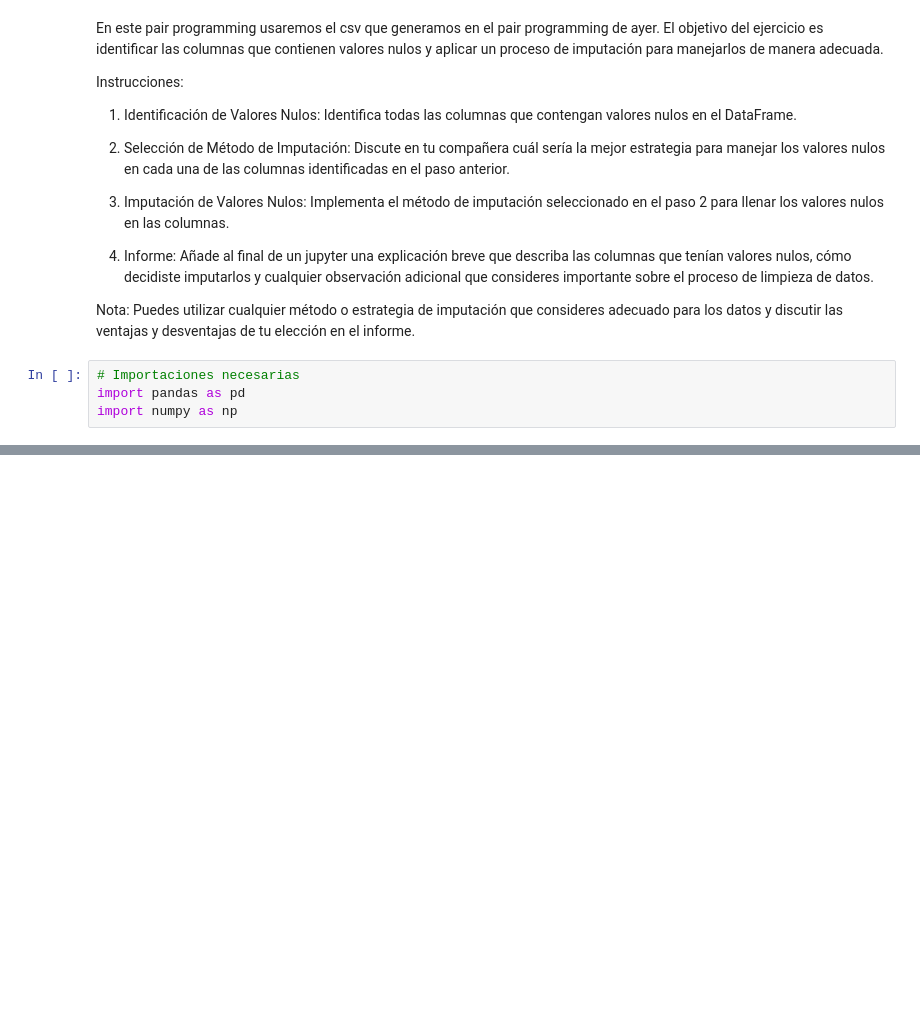
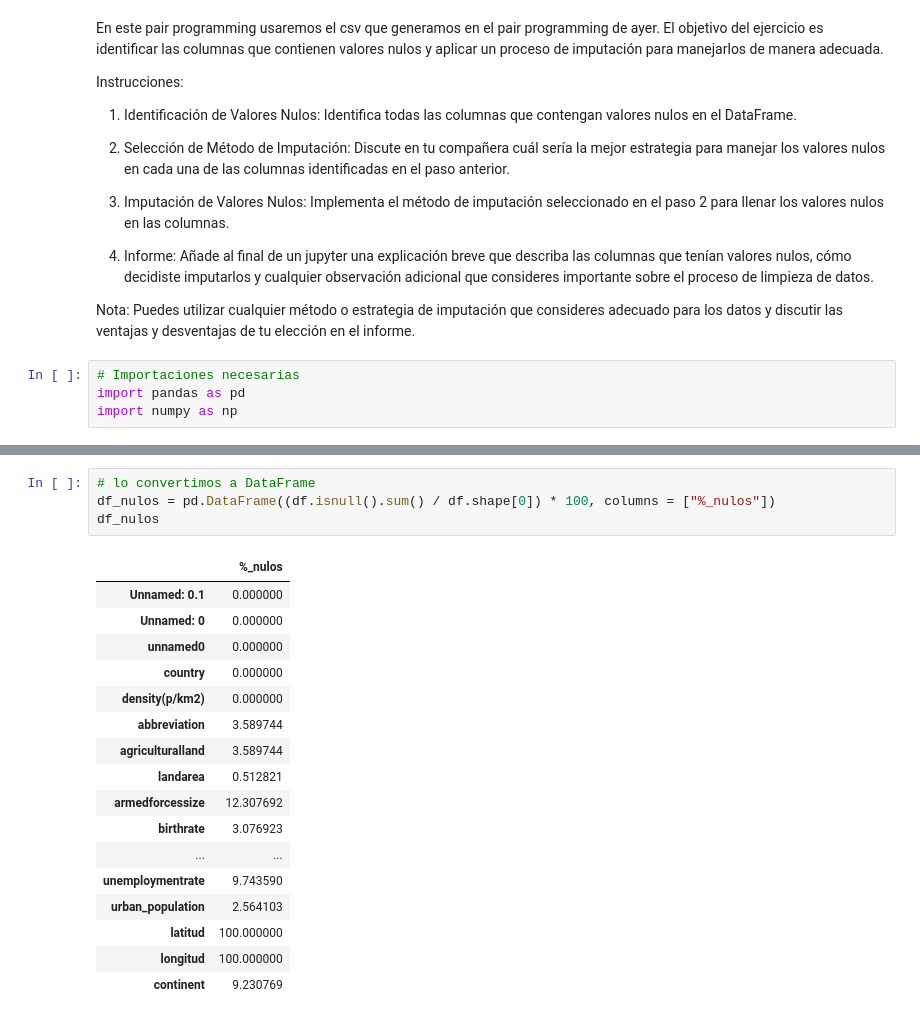
Before and after one commit to BSReguera/Pair-Programming-Modulo-3-Sprint1, a Jupyter notebook: pairprogramming-modulo3-leccion06.ipynb, the cells around one changed output, grey strips where cells are left out. Saved outputs shown, nothing was run; the diff lists cells and outputs as text; blank space fills up the shorter version.

```diff
--- a/pairprogramming-modulo3-leccion06.ipynb
+++ b/pairprogramming-modulo3-leccion06.ipynb
@@ -24,0 +119,22 @@ df_pair5
+# %%
+# lo convertimos a DataFrame
+df_nulos = pd.DataFrame((df.isnull().sum() / df.shape[0]) * 100, columns = ["%_nulos"])
+df_nulos
+# %% [output]
+|  | %_nulos |
+| Unnamed: 0.1 | 0.000000 |
+| Unnamed: 0 | 0.000000 |
+| unnamed0 | 0.000000 |
+| country | 0.000000 |
+| density(p/km2) | 0.000000 |
+| abbreviation | 3.589744 |
+| agriculturalland | 3.589744 |
+| landarea | 0.512821 |
+| armedforcessize | 12.307692 |
+| birthrate | 3.076923 |
+| ... | ... |
+| unemploymentrate | 9.743590 |
+| urban_population | 2.564103 |
+| latitud | 100.000000 |
+| longitud | 100.000000 |
+| continent | 9.230769 |
```
Also changed, not shown: parts of 9 cells of this notebook, 2 other files.
